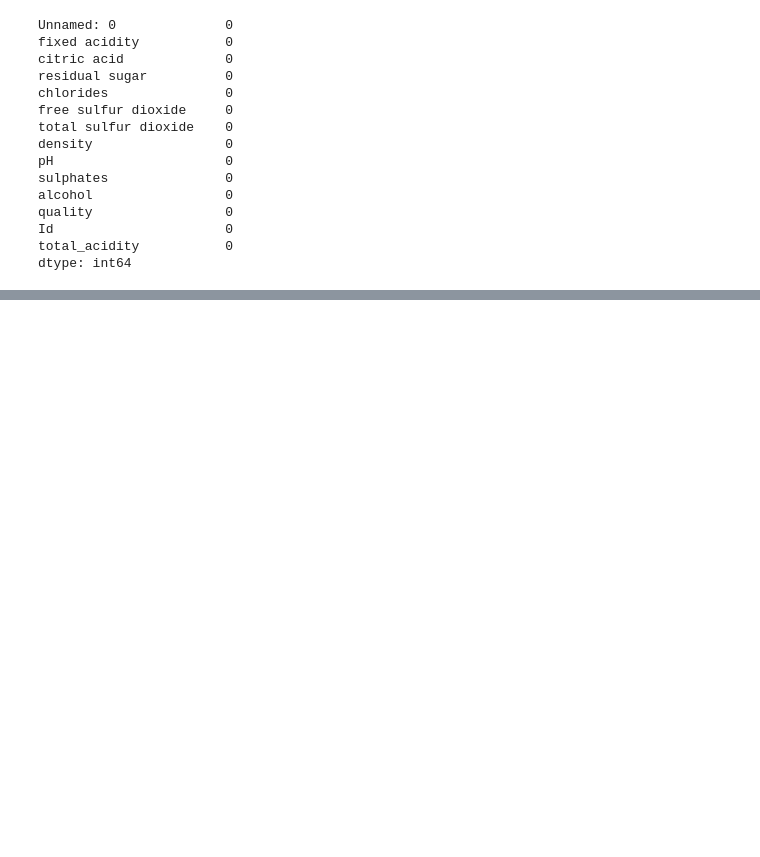
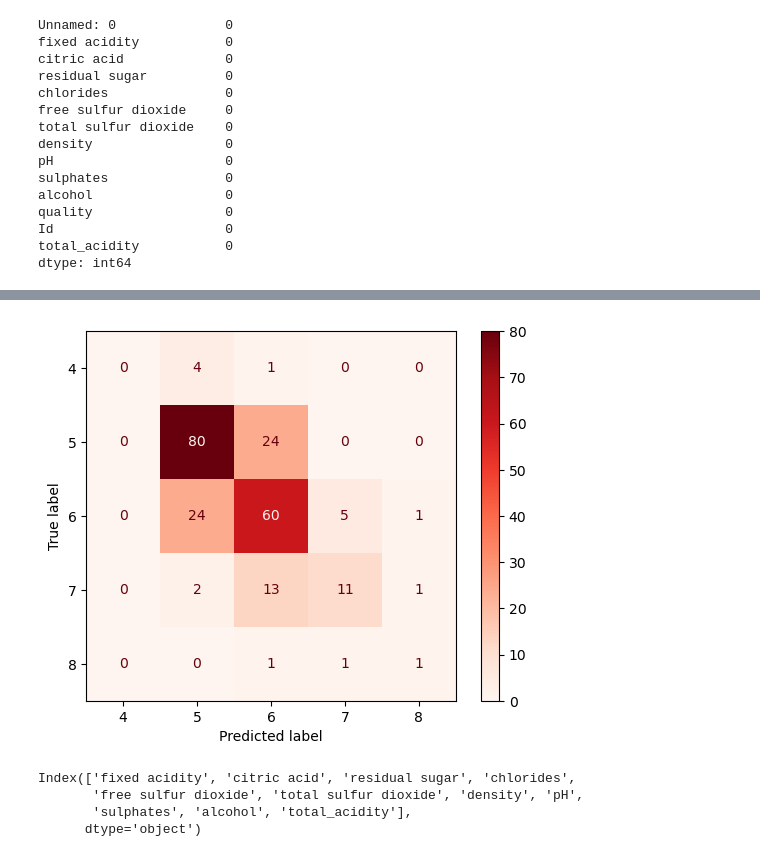
Before and after one commit to divyacs757/AIML, a Jupyter notebook: Mini_Projects/Wines Quality Prediction.ipynb, the cells around one changed output, grey strips where cells are left out. Saved outputs shown, nothing was run; the diff lists cells and outputs as text; code cells hidden in the pictures; blank space fills up the shorter version.

```diff
--- a/Mini_Projects/Wines Quality Prediction.ipynb
+++ b/Mini_Projects/Wines Quality Prediction.ipynb
@@ -528,3 +509,0 @@ model=lr.fit(x_train,y_train)
-# %%
-y_pred=model.predict(x_test)
-df=pd.DataFrame({'y_test':y_test,'y_pred':y_pred})
@@ -534,0 +510,12 @@ print(mean_squared_error(y_test,y_pred))
+# %%
+X = df.drop(["Unnamed: 0", "Id", "quality"], axis=1, errors="ignore")
+y = df["quality"]
+# %%
+X_train,X_test,y_train,y_test=train_test_split(X,y,test_size=0.2,random_state=101)
+# %%
+from sklearn.ensemble import RandomForestClassifier
+lr=RandomForestClassifier()
+model=lr.fit(X_train,y_train)
+y_pred=model.predict(X_test)
+df1=pd.DataFrame({'y_test':y_test,'y_pred':y_pred})
+df1.head()
@@ -534,0 +544,14 @@ print(mean_squared_error(y_test,y_pred))
+# %%
+from sklearn.metrics import ConfusionMatrixDisplay
+import matplotlib.pyplot as plt
+ConfusionMatrixDisplay.from_predictions(y_test, y_pred, cmap=plt.cm.Reds)
+plt.show()
+# %% [output]
+[figure, added]
+# %%
+X.columns
+# %% [output]
+Index(['fixed acidity', 'citric acid', 'residual sugar', 'chlorides',
+       'free sulfur dioxide', 'total sulfur dioxide', 'density', 'pH',
+       'sulphates', 'alcohol', 'total_acidity'],
+      dtype='object')
```
Also changed, not shown: parts of 10 cells of this notebook.
